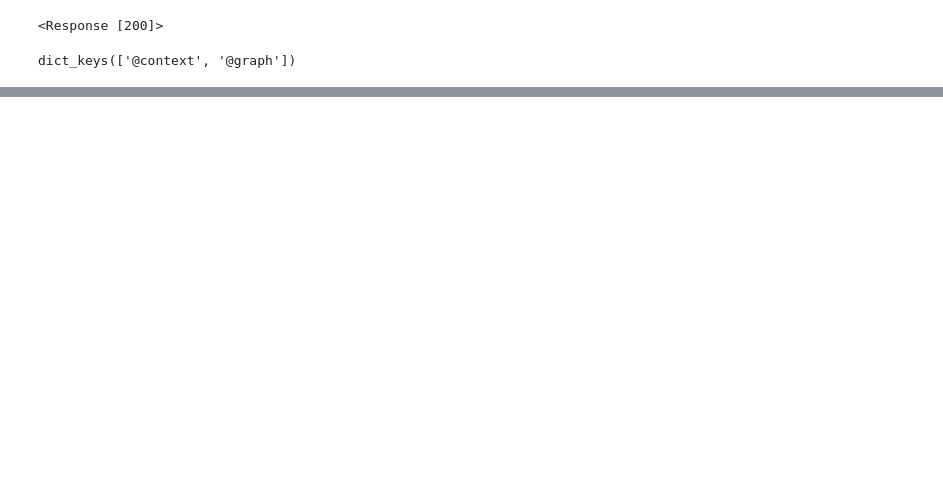
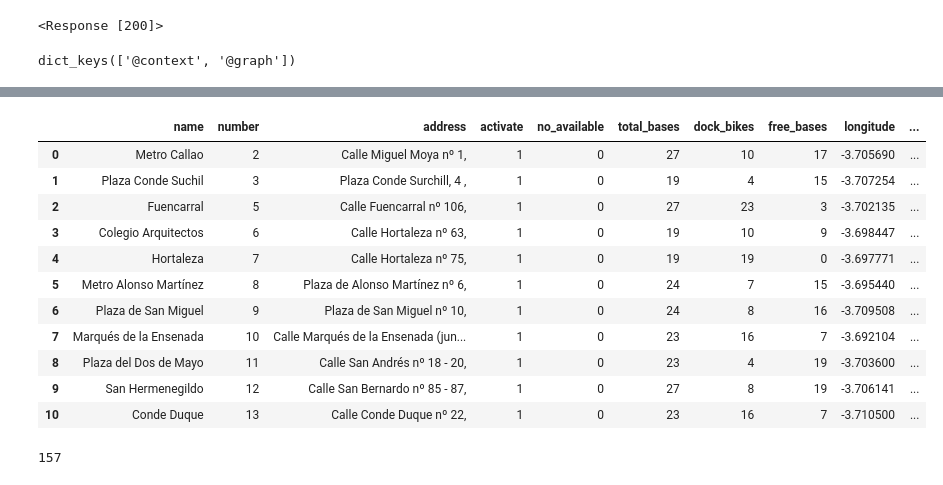
Before and after one commit to VeroOli/project_Bicimad, a Jupyter notebook: notebooks/dev_notebook_.ipynb, the cells around one changed output, grey strips where cells are left out. Saved outputs shown, nothing was run; the diff lists cells and outputs as text; code cells hidden in the pictures; blank space fills up the shorter version.

```diff
--- a/notebooks/dev_notebook_.ipynb
+++ b/notebooks/dev_notebook_.ipynb
@@ -311,0 +220,3 @@ concatenated_df.explode('bicimad')
+# %%
+estaciones_api=estaciones_api[['name', 'number', 'address','geometry','activate','no_available','total_bases','dock_bikes','free_bases']]
+estaciones_api
@@ -311,0 +237,6 @@ concatenated_df.explode('bicimad')
+# %%
+#separate latitude and longitude
+def dividir_lista(row):
+    return pd.Series(row['geometry'])
+estaciones_api[['longitude', 'latitude']] = estaciones_api.apply(dividir_lista, axis=1)
+estaciones_api=estaciones_api.drop(columns=['geometry'])
@@ -311,0 +254,15 @@ concatenated_df.explode('bicimad')
+# %%
+estaciones_api.head(11)
+# %% [output]
+|  | name | number | address | activate | no_available | total_bases | dock_bikes | free_bases | longitude | ... |
+| 0 | Metro Callao | 2 | Calle Miguel Moya nº 1, | 1 | 0 | 27 | 10 | 17 | -3.705690 | ... |
+| 1 | Plaza Conde Suchil | 3 | Plaza Conde Surchill, 4 , | 1 | 0 | 19 | 4 | 15 | -3.707254 | ... |
+| 2 | Fuencarral | 5 | Calle Fuencarral nº 106, | 1 | 0 | 27 | 23 | 3 | -3.702135 | ... |
+| 3 | Colegio Arquitectos | 6 | Calle Hortaleza nº 63, | 1 | 0 | 19 | 10 | 9 | -3.698447 | ... |
+| 4 | Hortaleza | 7 | Calle Hortaleza nº 75, | 1 | 0 | 19 | 19 | 0 | -3.697771 | ... |
+| 5 | Metro Alonso Martínez | 8 | Plaza de Alonso Martínez nº 6, | 1 | 0 | 24 | 7 | 15 | -3.695440 | ... |
+| 6 | Plaza de San Miguel | 9 | Plaza de San Miguel nº 10, | 1 | 0 | 24 | 8 | 16 | -3.709508 | ... |
+| 7 | Marqués de la Ensenada | 10 | Calle Marqués de la Ensenada (jun... | 1 | 0 | 23 | 16 | 7 | -3.692104 | ... |
+| 8 | Plaza del Dos de Mayo | 11 | Calle San Andrés nº 18 - 20, | 1 | 0 | 23 | 4 | 19 | -3.703600 | ... |
+| 9 | San Hermenegildo | 12 | Calle San Bernardo nº 85 - 87, | 1 | 0 | 27 | 8 | 19 | -3.706141 | ... |
+| 10 | Conde Duque | 13 | Calle Conde Duque nº 22, | 1 | 0 | 23 | 16 | 7 | -3.710500 | ... |
@@ -311,0 +308,4 @@ concatenated_df.explode('bicimad')
+# %%
+len(estaciones_bicimad)
+# %% [output]
+157
```
Also changed, not shown: parts of 57 cells of this notebook, 9 other files.
